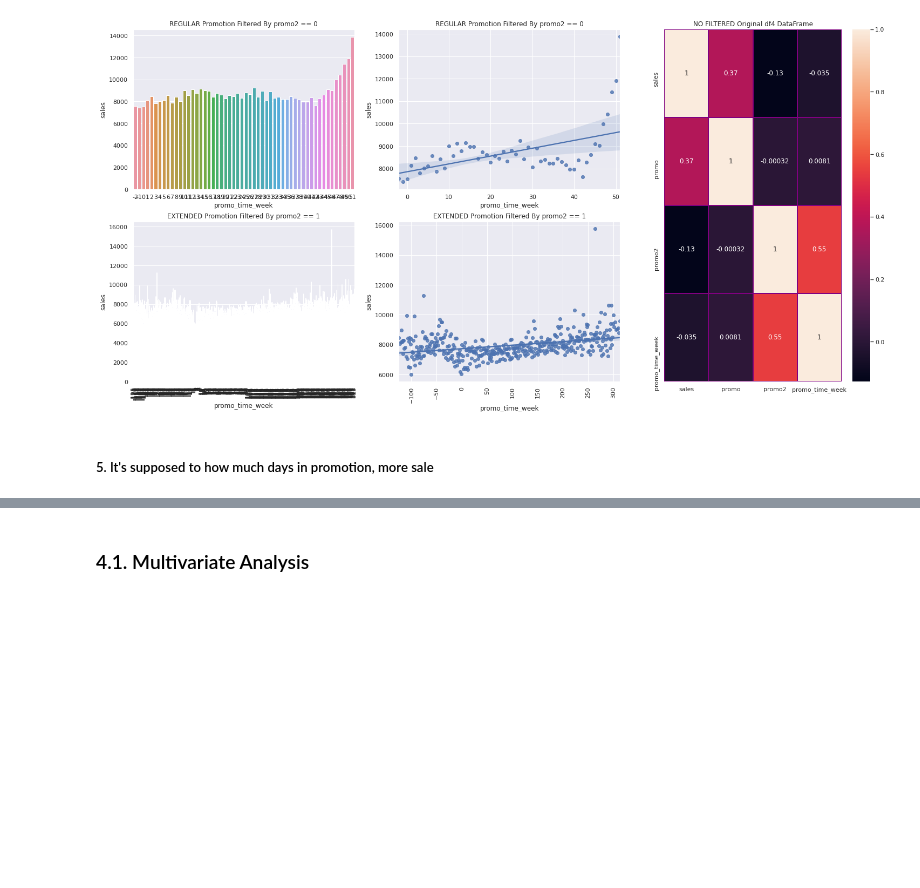
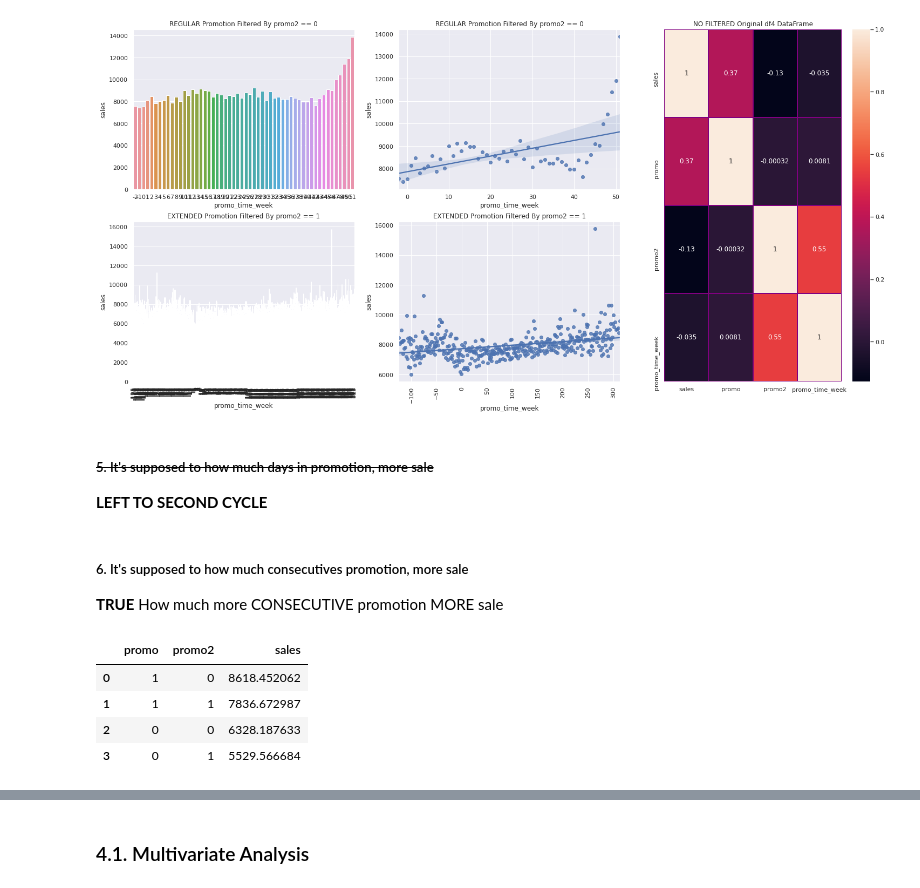
Before and after one commit to diegopmayer/rossman_sales_forecast, a Jupyter notebook: exploratory_data_analysis.ipynb, the cells around one changed output, grey strips where cells are left out. Cells and saved outputs as stored; diff of their text form; code cells hidden in the pictures; blank space fills up the shorter version.

```diff
--- a/exploratory_data_analysis.ipynb
+++ b/exploratory_data_analysis.ipynb
@@ -959,4 +959,16 @@ sns.heatmap(df4[['sales', 'promo', 'promo2', 'promo_time_week']].corr(),
 # %% [output]
 [figure]
 # %% [markdown]
-#####  5. It's supposed to how much days in promotion, more sale
+#####  <s>5. It's supposed to how much days in promotion, more sale</s>
+**LEFT TO SECOND CYCLE**
+# %% [markdown]
+#####  6. It's supposed to how much consecutives promotion, more sale
+**TRUE** How much more CONSECUTIVE promotion MORE sale
+# %%
+df4[['promo', 'promo2', 'sales']].groupby(['promo', 'promo2'], sort=False).mean().reset_index()
+# %% [output]
+|  | promo | promo2 | sales |
+| 0 | 1 | 0 | 8618.452062 |
+| 1 | 1 | 1 | 7836.672987 |
+| 2 | 0 | 0 | 6328.187633 |
+| 3 | 0 | 1 | 5529.566684 |
```
Also changed, not shown: parts of 2 cells of this notebook.
